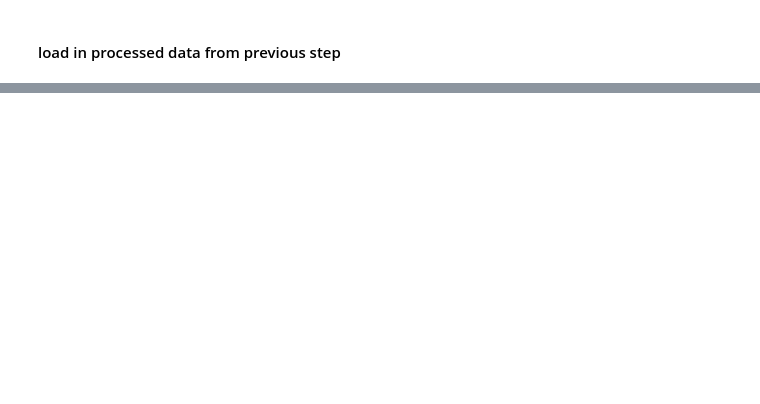
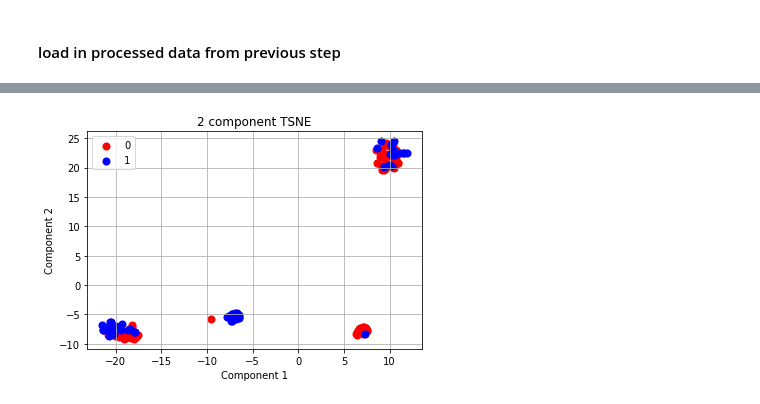
Before and after one commit to AnnieCRY/DS5230-project, a Jupyter notebook: EDA.ipynb, the cells around one changed output, grey strips where cells are left out. Saved outputs shown, nothing was run; the diff lists cells and outputs as text; code cells hidden in the pictures; blank space fills up the shorter version.

```diff
--- a/EDA.ipynb
+++ b/EDA.ipynb
@@ -29,0 +90,25 @@ Resolving deltas: 100% (56/56), done.
+# %%
+# TSNE:
+tsne = TSNE(n_components=2).fit_transform(X_train)
+
+tsne_df = pd.DataFrame(data = tsne, columns = ['component1', 'component2'])
+
+tsne_df = pd.concat([tsne_df, pd.DataFrame(Y_train, columns = ['label'])], axis = 1)
+# %%
+# TSNE visualization
+fig2 = plt.figure()
+ax2 = fig2.add_subplot(1,1,1)
+ax2.set_xlabel('Component 1')
+ax2.set_ylabel('Component 2')
+ax2.set_title('2 component TSNE')
+for label, color in zip(labels, colors):
+    indicesToKeep = tsne_df['label'] == label
+    ax2.scatter(tsne_df.loc[indicesToKeep, 'component1']
+               , tsne_df.loc[indicesToKeep, 'component2']
+               , c = color
+               , s = 50)
+ax2.grid()
+ax2.legend(labels)
+plt.show()
+# %% [output]
+[figure, added]
```
Also changed, not shown: parts of 9 cells of this notebook.
